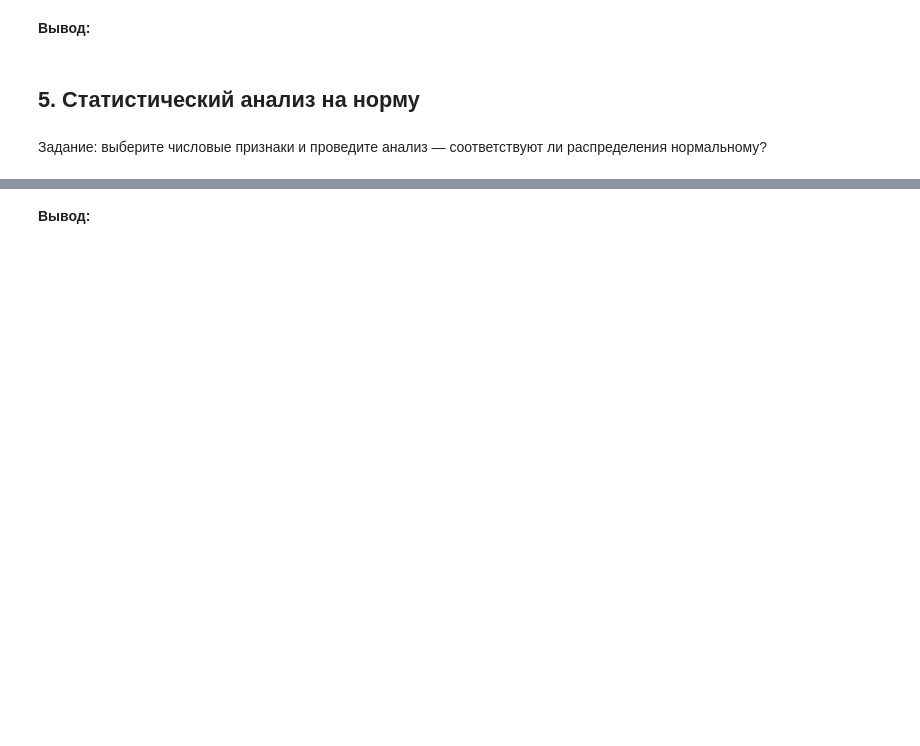
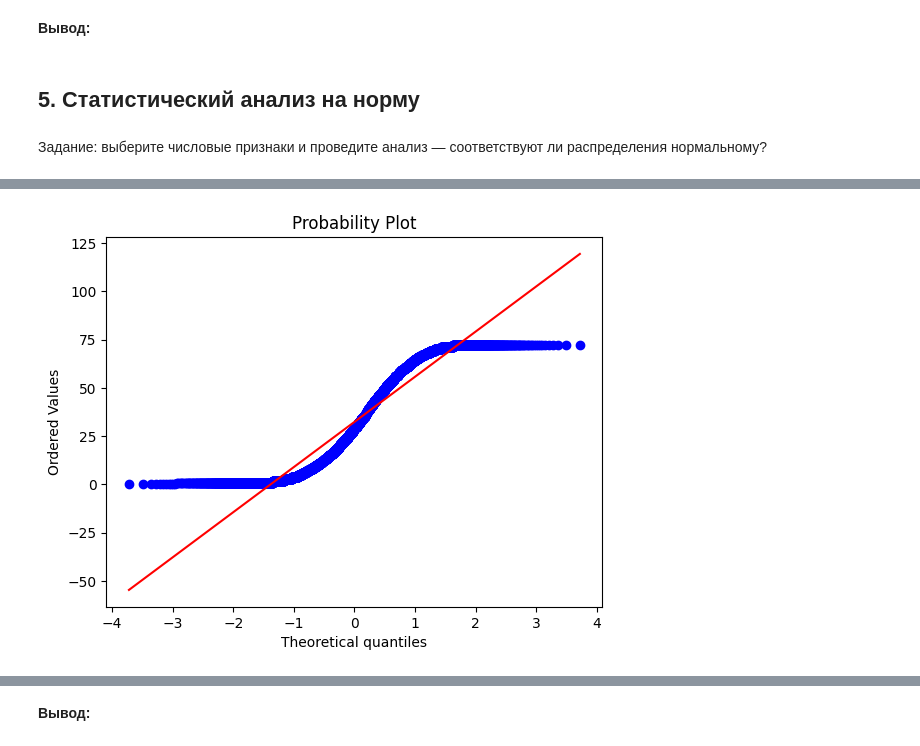
Before and after one commit to W1llAnn/1tdata-homework, a Jupyter notebook: 1.4 - homework PRO.ipynb, the cells around one changed output, grey strips where cells are left out. Saved outputs shown, nothing was run; the diff lists cells and outputs as text; code cells hidden in the pictures; blank space fills up the shorter version.

```diff
--- a/1.4 - homework PRO.ipynb
+++ b/1.4 - homework PRO.ipynb
@@ -269,0 +497,5 @@ df['TotalCharges'].fillna(0, inplace=True)
+# %%
+stats.probplot(df['tenure'], dist='norm', plot=pylab)
+pylab.show()
+# %% [output]
+[figure, added]
```
Also changed, not shown: parts of 164 cells of this notebook.
